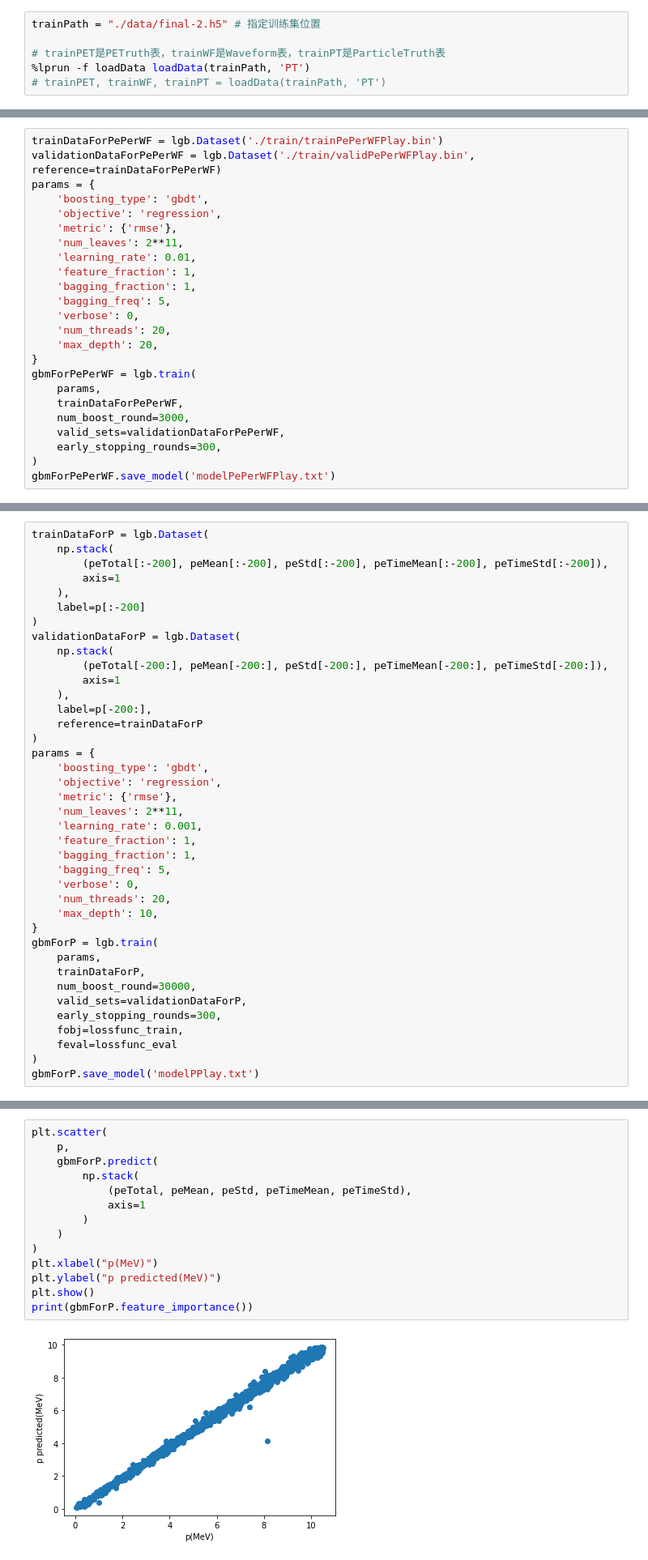
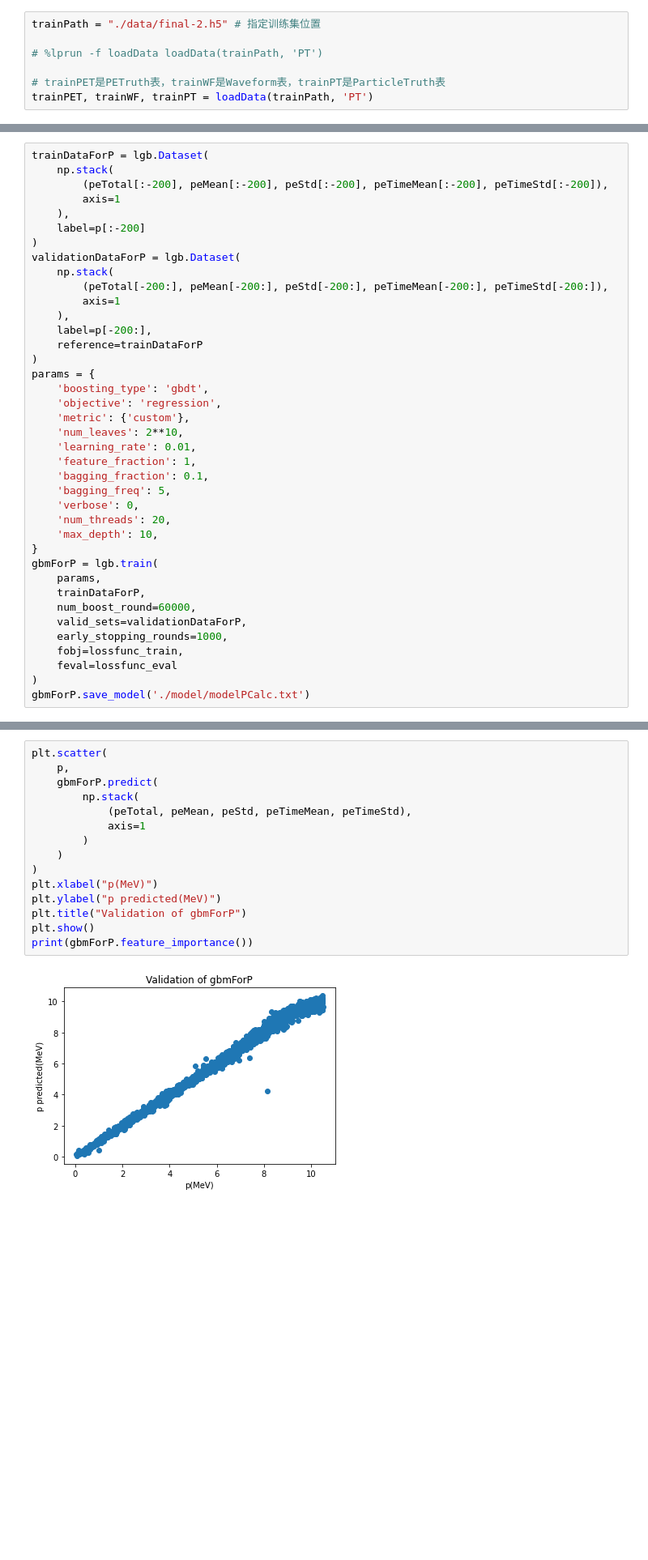
Before and after one commit to haimengzhao/juno-reconstruction, a Jupyter notebook: model.ipynb, the cells around one changed output, grey strips where cells are left out. Shown at 81% size. Saved outputs shown, nothing was run; the diff lists cells and outputs as text; blank space fills up the shorter version.

```diff
--- a/model.ipynb
+++ b/model.ipynb
@@ -26,9 +45,10 @@ import lightgbm as lgb # 训练决策树使用的包
 # %%
 trainPath = "./data/final-2.h5" # 指定训练集位置
 
+# %lprun -f loadData loadData(trainPath, 'PT')
+
 # trainPET是PETruth表，trainWF是Waveform表，trainPT是ParticleTruth表
-%lprun -f loadData loadData(trainPath, 'PT')
-# trainPET, trainWF, trainPT = loadData(trainPath, 'PT')
+trainPET, trainWF, trainPT = loadData(trainPath, 'PT')
 # %% [output]
 Structure of data:
 <HDF5 dataset "PETruth": shape (9137011,), type "|V20"> PETruth /PETruth
@@ -208,24 +174,0 @@ validationDataForPePerWF.save_binary('./train/validPePerWFPlay.bin')
-# %%
-trainDataForPePerWF = lgb.Dataset('./train/trainPePerWFPlay.bin')
-validationDataForPePerWF = lgb.Dataset('./train/validPePerWFPlay.bin', reference=trainDataForPePerWF)
-params = {
-    'boosting_type': 'gbdt',
-    'objective': 'regression',
-    'metric': {'rmse'},
-    'num_leaves': 2**11,
-    'learning_rate': 0.01,
-    'feature_fraction': 1,
-    'bagging_fraction': 1,
-    'bagging_freq': 5,
-    'verbose': 0,
-    'num_threads': 20,
-    'max_depth': 20,
-}
-gbmForPePerWF = lgb.train(
-    params,
-    trainDataForPePerWF,
-    num_boost_round=3000,
-    valid_sets=validationDataForPePerWF,
-    early_stopping_rounds=300,
-)
-gbmForPePerWF.save_model('modelPePerWFPlay.txt')
@@ -315,11 +223,11 @@ validationDataForP = lgb.Dataset(
 params = {
     'boosting_type': 'gbdt',
     'objective': 'regression',
-    'metric': {'rmse'},
-    'num_leaves': 2**11,
-    'learning_rate': 0.001,
+    'metric': {'custom'},
+    'num_leaves': 2**10,
+    'learning_rate': 0.01,
     'feature_fraction': 1,
-    'bagging_fraction': 1,
+    'bagging_fraction': 0.1,
     'bagging_freq': 5,
     'verbose': 0,
     'num_threads': 20,
@@ -328,11 +236,11 @@ params = {
 gbmForP = lgb.train(
     params,
     trainDataForP,
-    num_boost_round=30000,
+    num_boost_round=60000,
     valid_sets=validationDataForP,
-    early_stopping_rounds=300,
+    early_stopping_rounds=1000,
     fobj=lossfunc_train,
     feval=lossfunc_eval
 )
-gbmForP.save_model('modelPPlay.txt')
+gbmForP.save_model('./model/modelPCalc.txt')
 # %% [output]
@@ -344,16 +269,17 @@ print的tuple表示五个特征在决策树中起到的作用大小。
 # %%
 plt.scatter(
     p,
     gbmForP.predict(
         np.stack(
             (peTotal, peMean, peStd, peTimeMean, peTimeStd),
             axis=1
         )
     )
 )
 plt.xlabel("p(MeV)")
 plt.ylabel("p predicted(MeV)")
+plt.title("Validation of gbmForP")
 plt.show()
 print(gbmForP.feature_importance())
 # %% [output]
-[figure, old version]
+[figure, new version]
```
Also changed, not shown: parts of 39 cells of this notebook, 6 other files.
